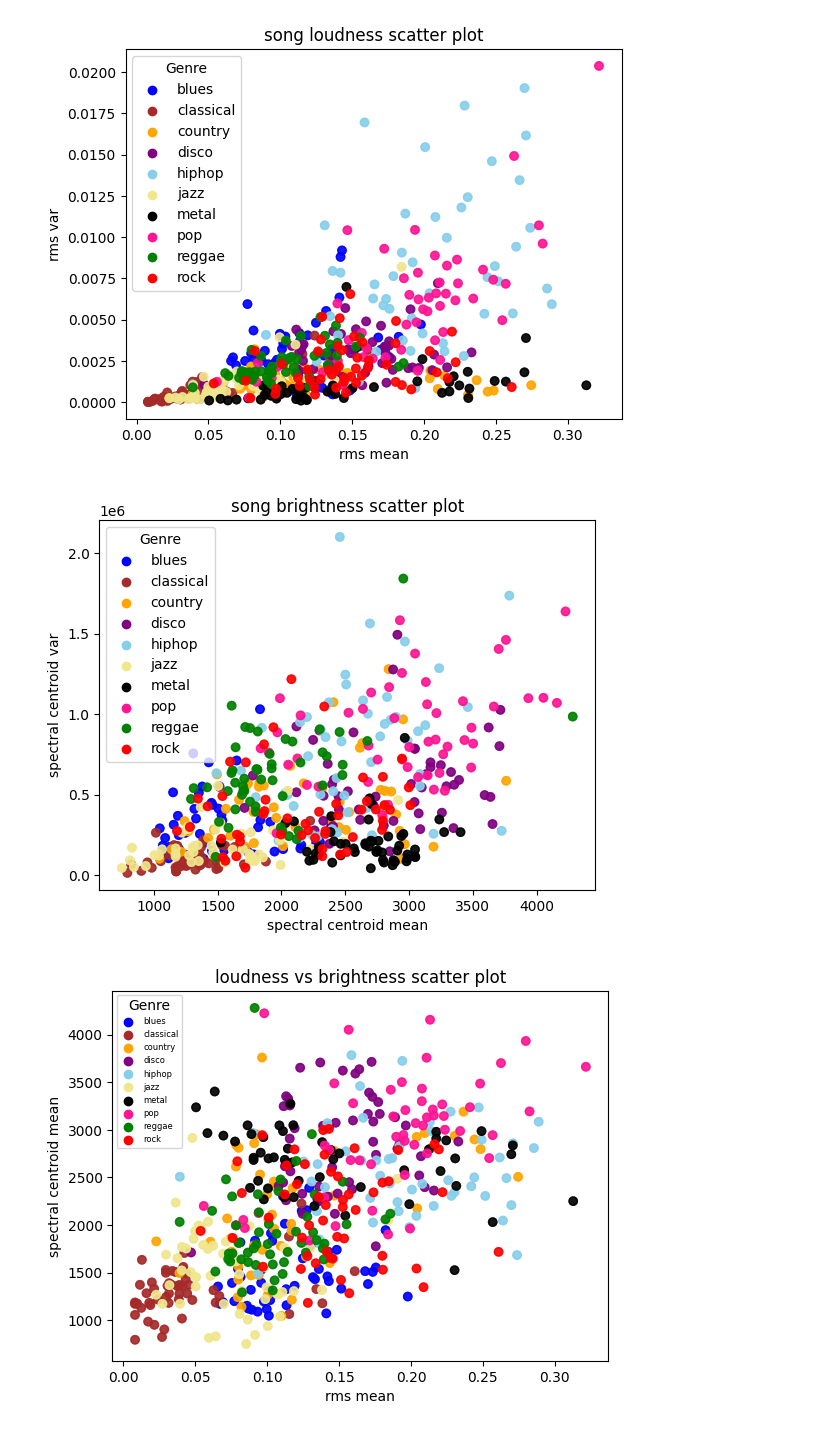
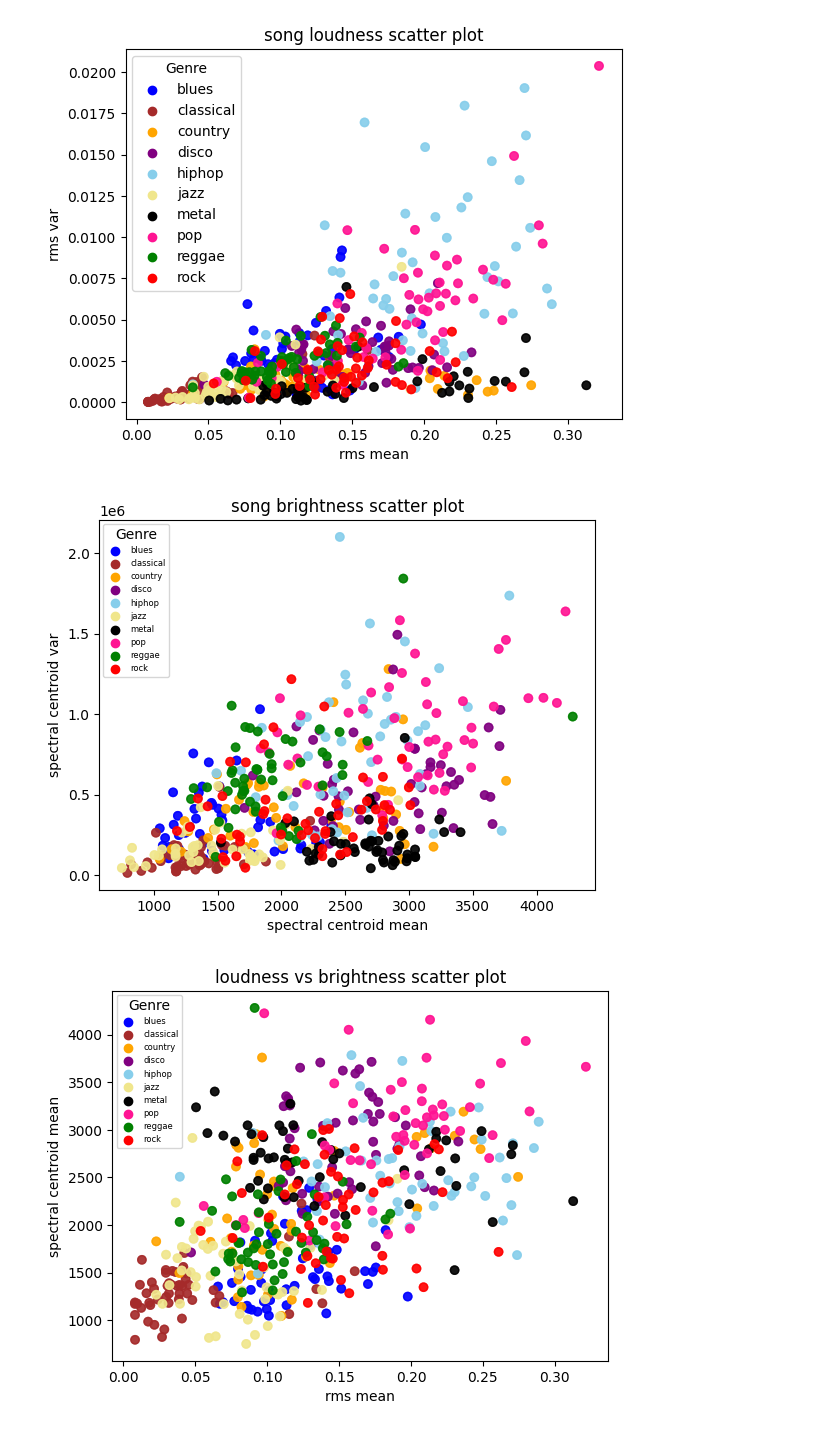
Before and after one commit to RguWork/HydrogelGenAI, a Jupyter notebook: stat_analysis/stat_analysis.ipynb, the cells around one changed output. Drawn from its saved outputs; the diff is of its cells as text; code cells hidden in the pictures.

```diff
--- a/stat_analysis/stat_analysis.ipynb
+++ b/stat_analysis/stat_analysis.ipynb
@@ -76,23 +76,23 @@ plt.show()
 # %%
 #plot the songs by spectral centroid mean and variance as the axes. The points will be color coded by genre
 x = merged_df['spectral_centroid_mean']
 y = merged_df['spectral_centroid_var']
 colors = merged_df['genre'].map(colormap)
 
 plt.scatter(x, y, c=colors, alpha=0.7)
 
 plt.xlabel('spectral centroid mean')
 plt.ylabel('spectral centroid var')
 plt.title('song brightness scatter plot')
 
 
 for genre, color in colormap.items():
     plt.scatter([], [], c=color, label=genre)
-plt.legend(title="Genre")
+plt.legend(title="Genre", fontsize="6")
 
 plt.show()
 # %% [output]
-[figure, old version]
+[figure, new version]
 # %%
 #plot the songs by RMS amplitude mean and spectral centroid as the axes. The points will be color coded by genre
 x = merged_df['rms_mean']
```
Also changed, not shown: parts of 58 cells of this notebook, 6 other files.
